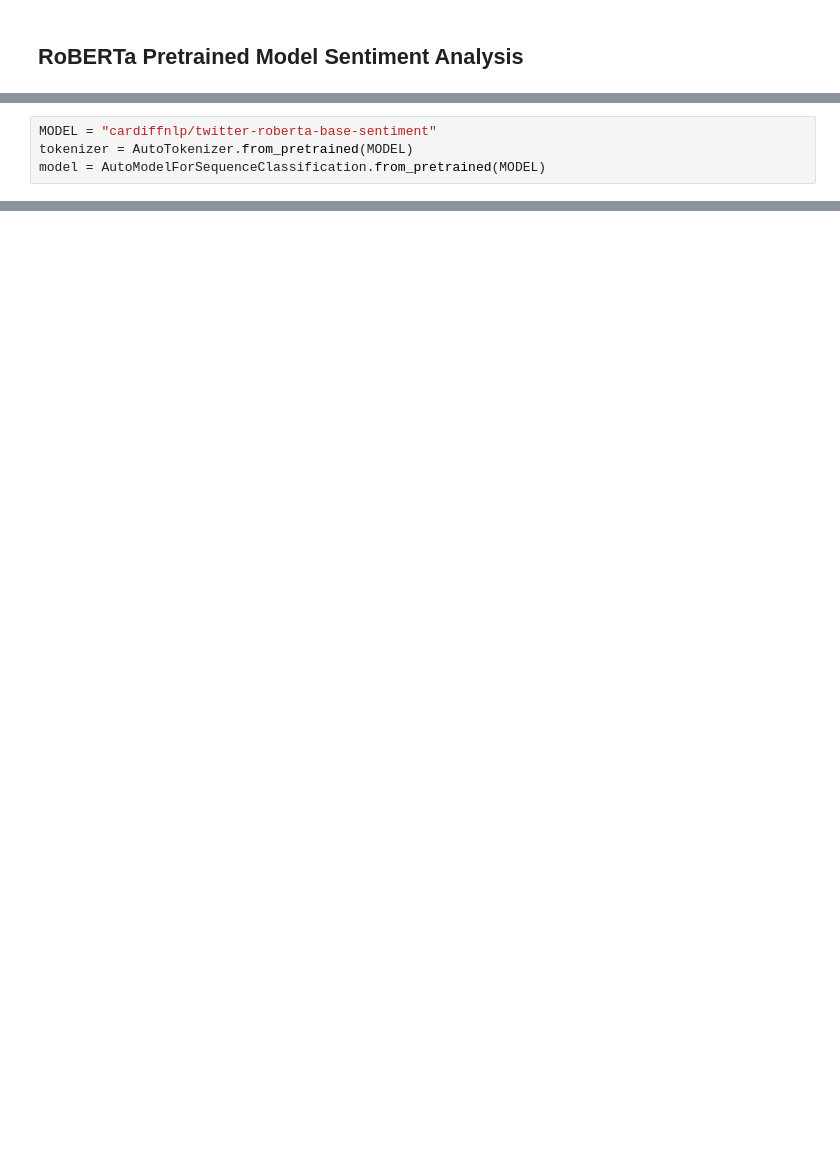
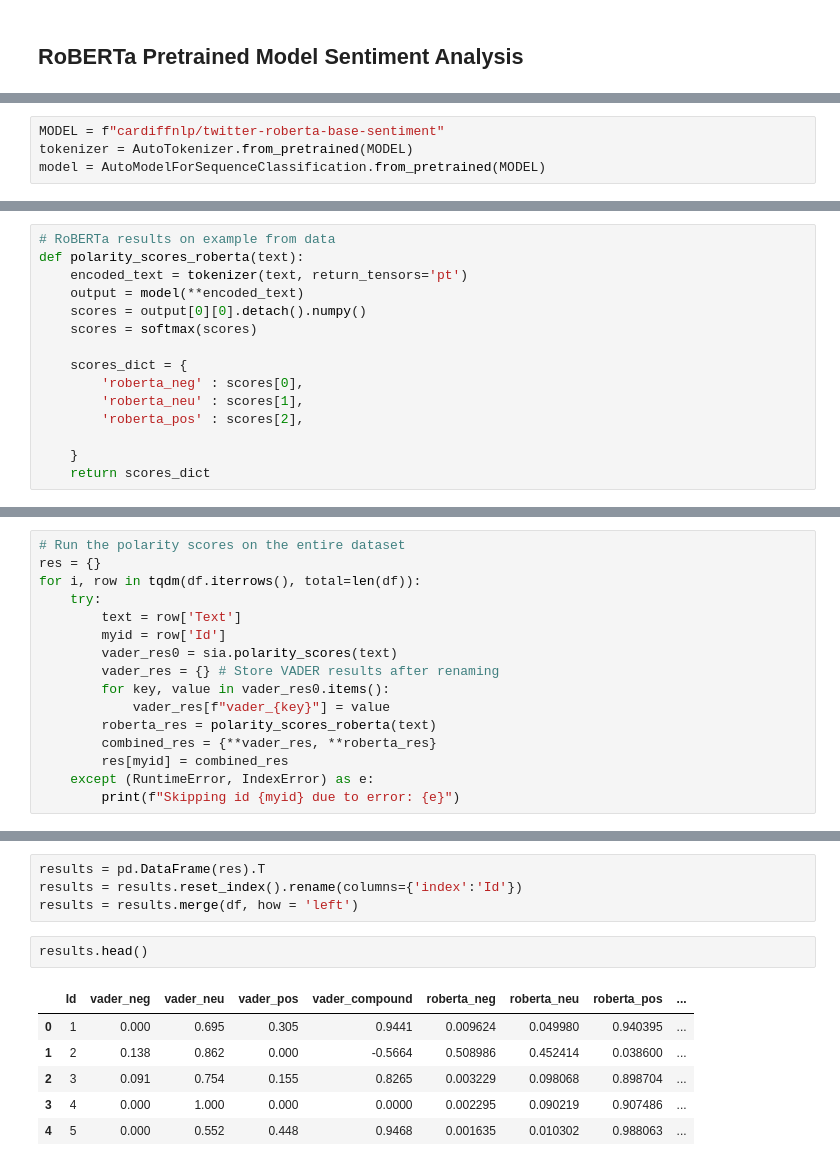
Before and after one commit to sohinidutta11/Sentiment-Analysis, a Jupyter notebook: Amazon_review_sentiment_analysis.ipynb, the cells around one changed output, grey strips where cells are left out. Saved outputs shown, nothing was run; the diff lists cells and outputs as text; blank space fills up the shorter version.

```diff
--- a/Amazon_review_sentiment_analysis.ipynb
+++ b/Amazon_review_sentiment_analysis.ipynb
@@ -209,4 +214,4 @@ import torch
 # %%
-MODEL = "cardiffnlp/twitter-roberta-base-sentiment"
+MODEL = f"cardiffnlp/twitter-roberta-base-sentiment"
 tokenizer = AutoTokenizer.from_pretrained(MODEL)
 model = AutoModelForSequenceClassification.from_pretrained(MODEL)
@@ -217,0 +226,15 @@ Please note that you may need to restart your runtime after installation.
+# %%
+# RoBERTa results on example from data
+def polarity_scores_roberta(text):
+    encoded_text = tokenizer(text, return_tensors='pt')
+    output = model(**encoded_text)
+    scores = output[0][0].detach().numpy()
+    scores = softmax(scores)
+
+    scores_dict = {
+        'roberta_neg' : scores[0],
+        'roberta_neu' : scores[1],
+        'roberta_pos' : scores[2],
+
+    }
+    return scores_dict
@@ -217,0 +248,16 @@ Please note that you may need to restart your runtime after installation.
+# %%
+# Run the polarity scores on the entire dataset
+res = {}
+for i, row in tqdm(df.iterrows(), total=len(df)):
+    try:
+        text = row['Text']
+        myid = row['Id']
+        vader_res0 = sia.polarity_scores(text)
+        vader_res = {} # Store VADER results after renaming
+        for key, value in vader_res0.items():
+            vader_res[f"vader_{key}"] = value
+        roberta_res = polarity_scores_roberta(text)
+        combined_res = {**vader_res, **roberta_res}
+        res[myid] = combined_res
+    except (RuntimeError, IndexError) as e:
+        print(f"Skipping id {myid} due to error: {e}")
@@ -217,0 +278,13 @@ Please note that you may need to restart your runtime after installation.
+# %%
+results = pd.DataFrame(res).T
+results = results.reset_index().rename(columns={'index':'Id'})
+results = results.merge(df, how = 'left')
+# %%
+results.head()
+# %% [output]
+|  | Id | vader_neg | vader_neu | vader_pos | vader_compound | roberta_neg | roberta_neu | roberta_pos | ... |
+| 0 | 1 | 0.000 | 0.695 | 0.305 | 0.9441 | 0.009624 | 0.049980 | 0.940395 | ... |
+| 1 | 2 | 0.138 | 0.862 | 0.000 | -0.5664 | 0.508986 | 0.452414 | 0.038600 | ... |
+| 2 | 3 | 0.091 | 0.754 | 0.155 | 0.8265 | 0.003229 | 0.098068 | 0.898704 | ... |
+| 3 | 4 | 0.000 | 1.000 | 0.000 | 0.0000 | 0.002295 | 0.090219 | 0.907486 | ... |
+| 4 | 5 | 0.000 | 0.552 | 0.448 | 0.9468 | 0.001635 | 0.010302 | 0.988063 | ... |
```
Also changed, not shown: parts of 19 cells of this notebook.
